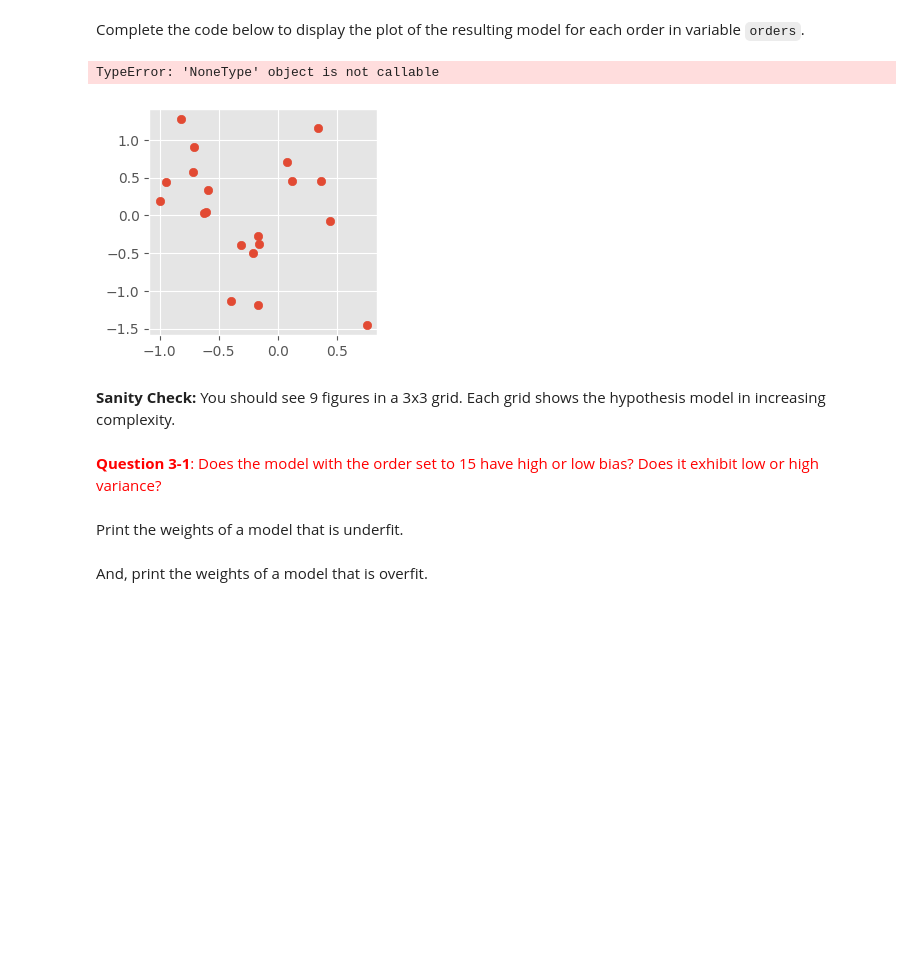
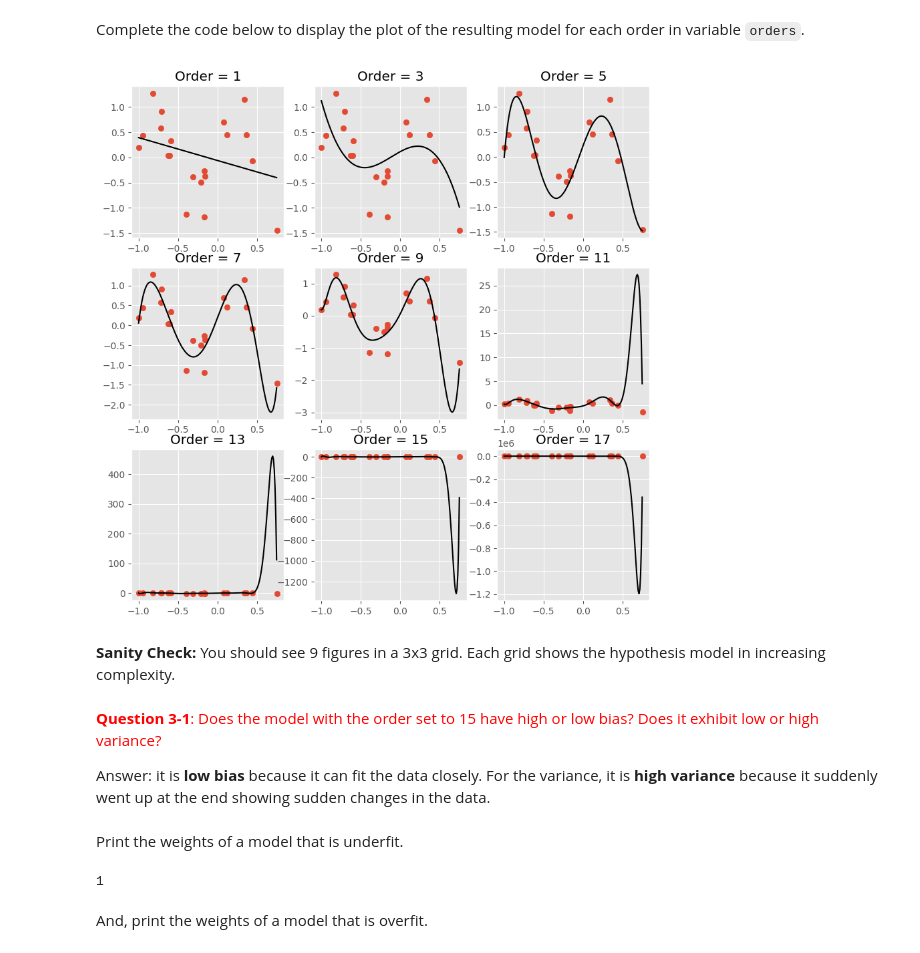
Before and after one commit to dreadulin/ADULIN-Notebooks, a Jupyter notebook: N3 regularized-linear-regression/03 - Regularized Linear Regression - Blank.ipynb, the cells around one changed output. Cells and saved outputs as stored; diff of their text form; code cells hidden in the pictures; blank space fills up the shorter version.

```diff
--- a/N3 regularized-linear-regression/03 - Regularized Linear Regression - Blank.ipynb
+++ b/N3 regularized-linear-regression/03 - Regularized Linear Regression - Blank.ipynb
@@ -202,34 +205,39 @@ Complete the code below to display the plot of the resulting model for each orde
 # %%
 weights = {}
 plt.figure(figsize=(10, 10))
 for i in range(len(orders)):
     order = orders[i]
 
     # Write your code here
-    weight = None
-    fit_fn = None
+    weight = np.polyfit(over_x,over_y,order)
+    fit_fn = np.poly1d(weight)
 
     plt.subplot(3, 3, i + 1)
     plt.scatter(over_x, over_y)
 
     X_range = np.arange(np.min(over_x), np.max(over_x), 0.01)
     y_range = fit_fn(X_range)
     plt.plot(X_range, y_range, 'k')
     plt.title('Order = ' + str(orders[i]))
 
     # This will get the weights of the generated model
     weights[order] = weight
 # %% [output]
-TypeError: 'NoneType' object is not callable
-[figure, old version]
+[figure, new version]
 # %% [markdown]
 **Sanity Check:** You should see 9 figures in a 3x3 grid. Each grid shows the hypothesis model in increasing complexity.
 # %% [markdown]
 <span style="color:red;">**Question 3-1**: Does the model with the order set to 15 have high or low bias? Does it exhibit low or high variance?</span>
+
+Answer: it is <b> low bias </b> because it can fit the data closely. For the variance, it is <b> high variance </b> because it suddenly went up at the end showing sudden changes in the data.
 # %% [markdown]
 Print the weights of a model that is underfit.
 # %%
 # Write your code here
+underfit = min(orders)
+print(underfit)
+# %% [output]
+1
 # %% [markdown]
 And, print the weights of a model that is overfit.
 # %%
```
Also changed, not shown: parts of 51 cells of this notebook, 1 other file.
